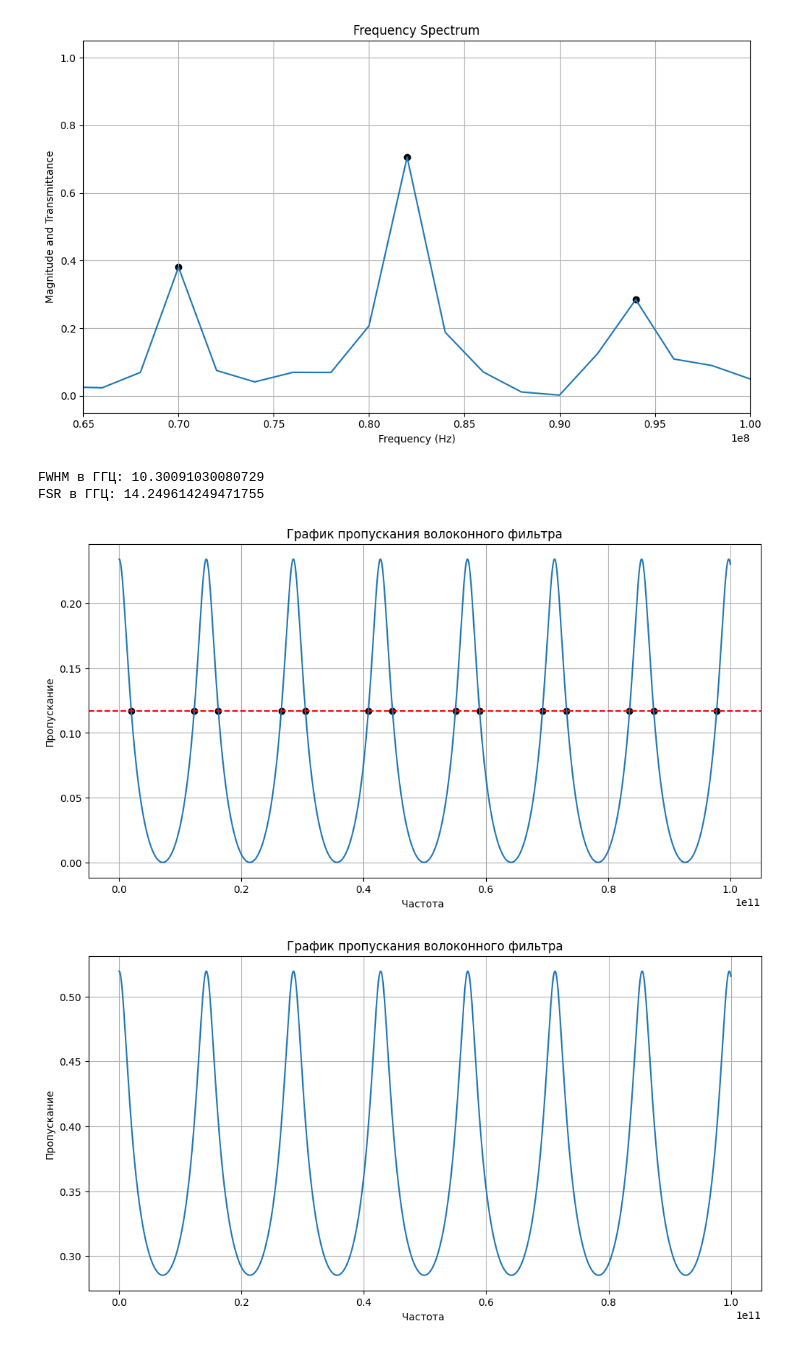
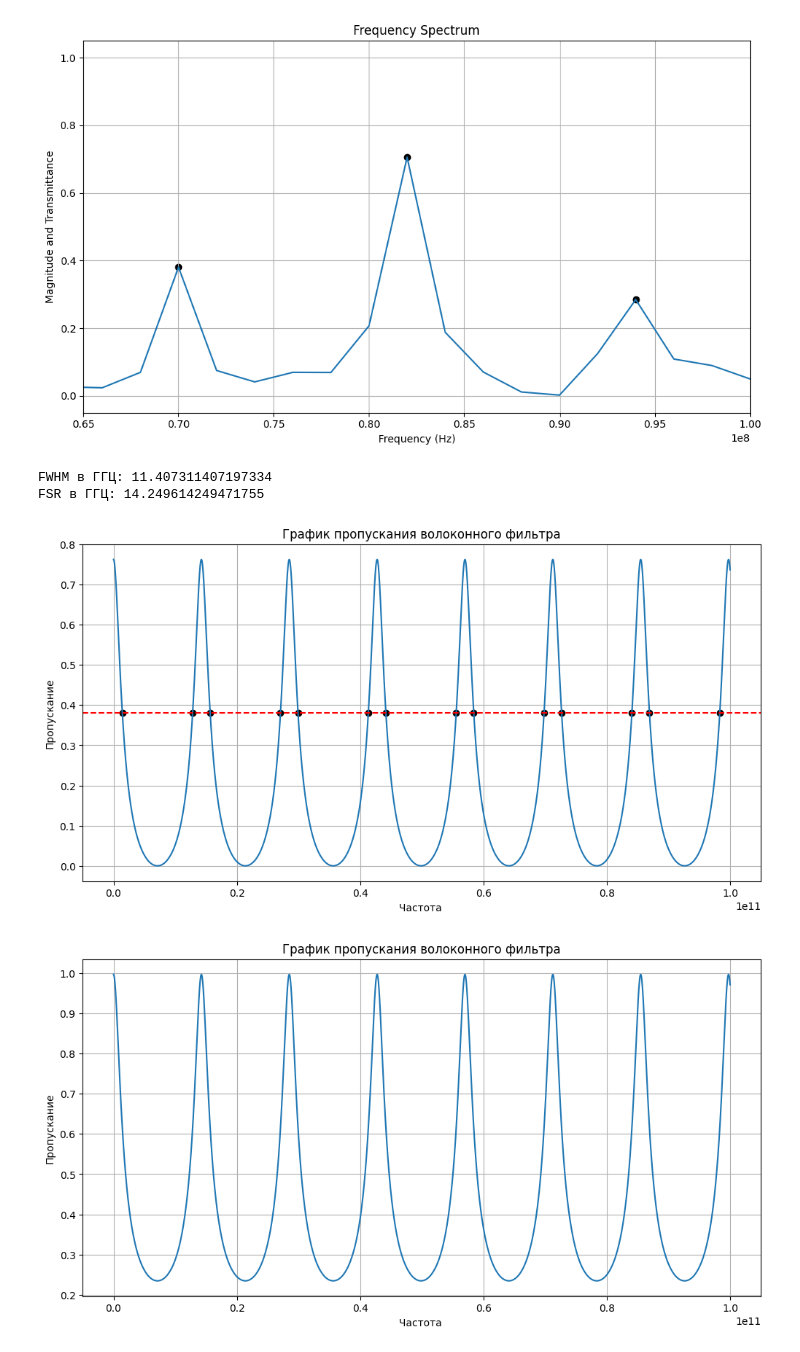
Before and after one commit to Orange-spearow/Finally_praktika, a Jupyter notebook: Волоконный фильтр.ipynb, the cells around one changed output. Drawn from its saved outputs; the diff is of its cells as text; code cells hidden in the pictures.

```diff
--- a/Волоконный фильтр.ipynb
+++ b/Волоконный фильтр.ipynb
@@ -91,14 +91,14 @@ S1 = np.sqrt(k1)
 S2 = np.sqrt(k2)
 C1 = np.sqrt(1-k1)
 C2 = np.sqrt(1-k2)
-α = 10
+α = 0.1
 L = 0.01442
 γ = np.exp(-α * L)
 T = n*L/c
 
 def t_filter_first(w):
     z = np.exp(1j*w*2*np.pi*T)
-    return  -(S1*S2*np.sqrt(γ*(z**(-1))/(1-C1*C2*γ*z**(-1))))
+    return  -(S1*S2*np.sqrt(γ*(z**(-1)))/(1-C1*C2*γ*(z**(-1))))
 def T_filter_first(freq):
     result = []
     for w in freq:
@@ -138,9 +138,9 @@ plt.title('График пропускания волоконного фильт
 plt.grid(True)
 plt.show()
 # %% [output]
-FWHM в ГГЦ: 10.30091030080729
+FWHM в ГГЦ: 11.407311407197334
 FSR в ГГЦ: 14.249614249471755
-[figure, old version]
+[figure, new version]
 # %%
 import math
 import numpy as np
@@ -155,36 +155,36 @@ freq = np.linspace(1.0, 10e10, 1000000 )
 k1 = 0.38
 k2 = 0.38
 n = 1.46
 c = 3e8
 S1 = np.sqrt(k1)
 S2 = np.sqrt(k2)
 C1 = np.sqrt(1-k1)
 C2 = np.sqrt(1-k2)
-α = 10
+α = 0.1
 L = 0.01442
 γ = np.exp(-α * L)
 T = n*L/c
 
 def t_filter_first(w):
     z = np.exp(1j*w*2*np.pi*T)
-    return  -(S1*S2*np.sqrt(γ*(z**(-1))/(1-C1*C2*γ*z**(-1))))
+    return  -(S1*S2*np.sqrt(γ*(z**(-1)))/(1-C1*C2*γ*(z**(-1))))
 def T_filter_first(freq):
     result = []
     for w in freq:
         value = t_filter_first(w)
         result.append(value)
     return np.array(result)
 T_values = np.abs(T_filter_first(freq))
 plt.figure(figsize=(12, 6))
 plt.plot(freq, T_values)
 #plt.xlim(100e6, 500e6)
 plt.xlabel('Частота ')
 plt.ylabel('Пропускание')
 plt.title('График пропускания волоконного фильтра')
 plt.grid(True)
 plt.show()
 # %% [output]
-[figure, old version]
+[figure, new version]
 # %%
 import numpy as np
 from scipy.interpolate import interp1d
```
Also changed, not shown: parts of 2 cells of this notebook.
